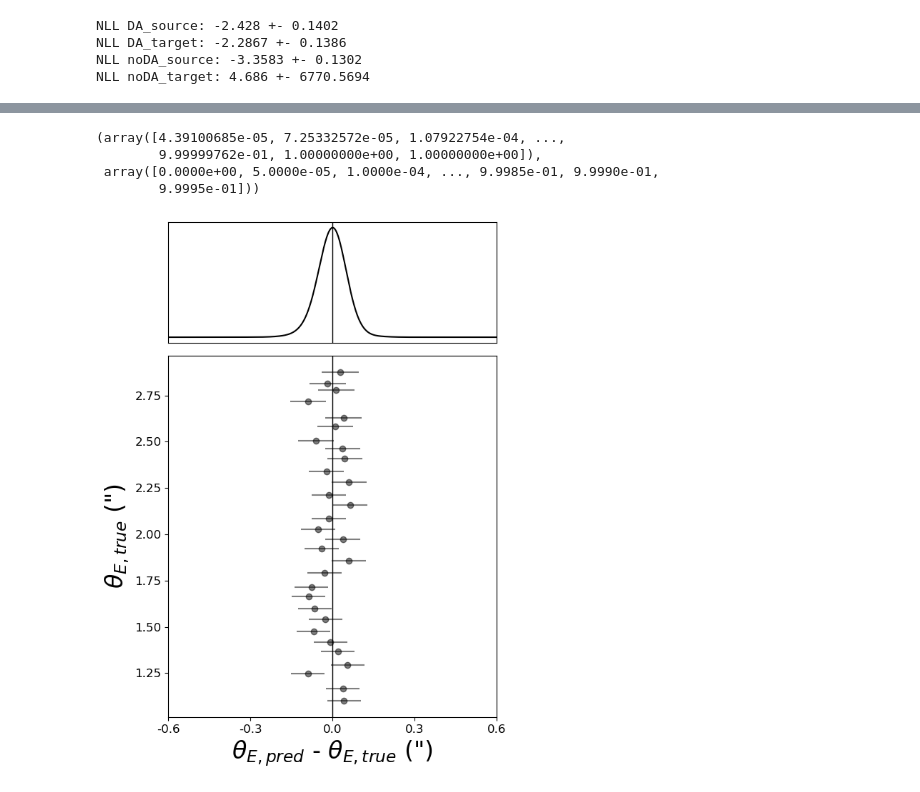
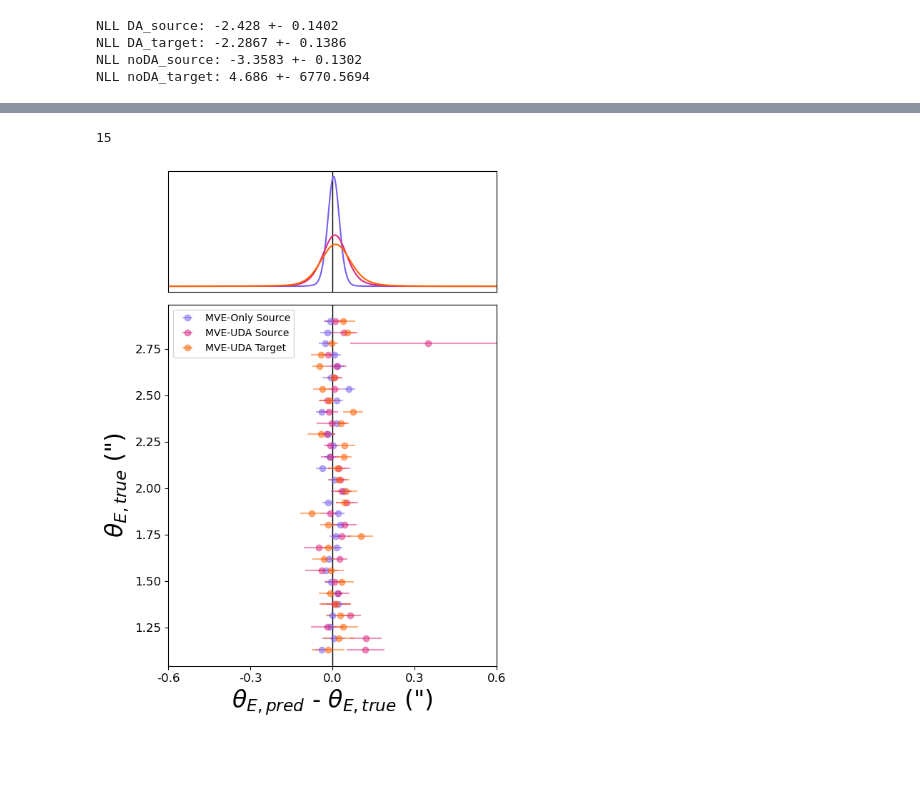
Before and after one commit to deepskies/DomainAdaptiveMVEforLensModeling, a Jupyter notebook: src/training/FinalPaperMVEv2/ModelVizUltimate.ipynb, the cells around one changed output, grey strips where cells are left out. Cells and saved outputs as stored; diff of their text form; code cells hidden in the pictures; blank space fills up the shorter version.

```diff
--- a/src/training/FinalPaperMVEv2/ModelVizUltimate.ipynb
+++ b/src/training/FinalPaperMVEv2/ModelVizUltimate.ipynb
@@ -250,56 +258,56 @@ NameError: name 'cc_DA_source' is not defined
-# %%
-coverage_scores['DA_source'][0]
-# %% [output]
-(array([4.39100685e-05, 7.25332572e-05, 1.07922754e-04, ...,
-        9.99999762e-01, 1.00000000e+00, 1.00000000e+00]),
- array([0.0000e+00, 5.0000e-05, 1.0000e-04, ..., 9.9985e-01, 9.9990e-01,
-        9.9995e-01]))
 # %%
-i = 2
-
-results_DA_source = {}
-results_DA_target = {}
-results_noDA_source = {}
-results_noDA_target = {}
-
-results_DA_source["mean"], results_DA_source["var"], results_DA_source["truth"] = split_mvt(mvt_DA_source, i)
-results_DA_target["mean"], results_DA_target["var"], results_DA_target["truth"] = split_mvt(mvt_DA_target, i)
-results_noDA_source["mean"], results_noDA_source["var"], results_noDA_source["truth"] = split_mvt(mvt_noDA_source, i)
-results_noDA_target["mean"], results_noDA_target["var"], results_noDA_target["truth"] = split_mvt(mvt_noDA_target, i)
-
-idx = random_residual_sample(var, truth)
-x_kde, y_kde = get_kde(mean - truth, lims = 0.6)
+mod_type = ["noDA_source", "DA_source", "DA_target"]
+mod_no = [0, 0, 0]
+color_resid = ['#785EF0', '#DC267F', '#FE6100', '#FFB000']
+labels = ['MVE-Only Source', 'MVE-UDA Source', 'MVE-UDA Target']
+# %%
+len(mid_bins[::2])
+# %% [output]
+15
 # %%
 # Create the figure and axes
 fig, (ax_hist, ax_resid) = plt.subplots(2, 1, gridspec_kw={'height_ratios': [1, 3]}, figsize=(6, 8))
+ax_resid.axvline(0, color = 'k', ls = '-', lw = 1)
+ax_hist.axvline(0, color = 'k', ls = '-', lw = 1)
+bins = np.linspace(1.1, 2.9, 60)[::2]
+mid_bins = bins + (bins[1] - bins[0])/2
 
 # Plot the histogram
-ax_hist.plot(x_kde, y_kde, color = 'k')
+ci = 0
+idx = []
+all_kde = []
+for t, i in zip(mod_type, mod_no):
+    mod = mvt[t][i]
+    idx = random_residual_sample(mod["var"], mod["truth"])
+    x_kde, y_kde = get_kde(mod["mean"] - mod["truth"], lims = 0.6)
+    ax_hist.plot(x_kde, y_kde, color = color_resid[ci])
+    ax_resid.errorbar(x=(mod["mean"] - mod["truth"])[idx],
+                      y = mid_bins,
+                      xerr=np.sqrt(mod["var"])[idx],
+                      fmt='o',
+                      alpha=0.5,
+                      ecolor = color_resid[ci],
+                      color = color_resid[ci],
+                      label = labels[ci])
+    ci += 1
 
 # Plot the residuals with error bars in the x-direction
-ax_resid.errorbar(x=(mean-truth)[idx], y=truth[idx], xerr=np.sqrt(var)[idx], fmt='o', alpha=0.5, ecolor = 'k', color = 'k', label = "Sample")
+
 ax_resid.set_xlabel(r'$\theta_{E, pred}$ - $\theta_{E, true}$ (")', fontsize = 24)
 ax_resid.set_ylabel(r'$\theta_{E, true}$ (")', fontsize = 24)
-ax_resid.axvline(0, color = 'k', ls = '-', lw = 1)
-ax_hist.axvline(0, color = 'k', ls = '-', lw = 1)
 
-# ax_hist.axvspan(mn-sv, mn+sv, alpha = 0.5, label = "1$\sigma$", color = '#0C7BDC')
-# ax_resid.axvspan(mn-sv, mn+sv, alpha = 0.5, label = "1$\sigma$", color = '#0C7BDC')
-# ax_hist.axvline(mn, color = '#FFC20A', ls = '--', lw = 2)
-# ax_resid.axvline(mn, color = '#FFC20A', ls = '--', lw = 2)
-# ax_resid.legend(loc = 'upper left', fontsize = 10)
 
 
 lims = 0.6
 xt = np.linspace(-lims, lims, 5).round(2)
 ax_resid.set_xticks(xt)
 ax_resid.set_xticklabels(xt)
 ax_hist.set_xticks([])
 ax_hist.set_yticks([])
 ax_hist.set_yticklabels([])
 ax_hist.set_xlim(-lims, lims)
 ax_resid.set_xlim(-lims, lims)
-
+plt.legend(fontsize = 10)
 plt.tight_layout()
 # %% [output]
-[figure, old version]
+[figure, new version]
```
Also changed, not shown: parts of 10 cells of this notebook, 3 other files.
